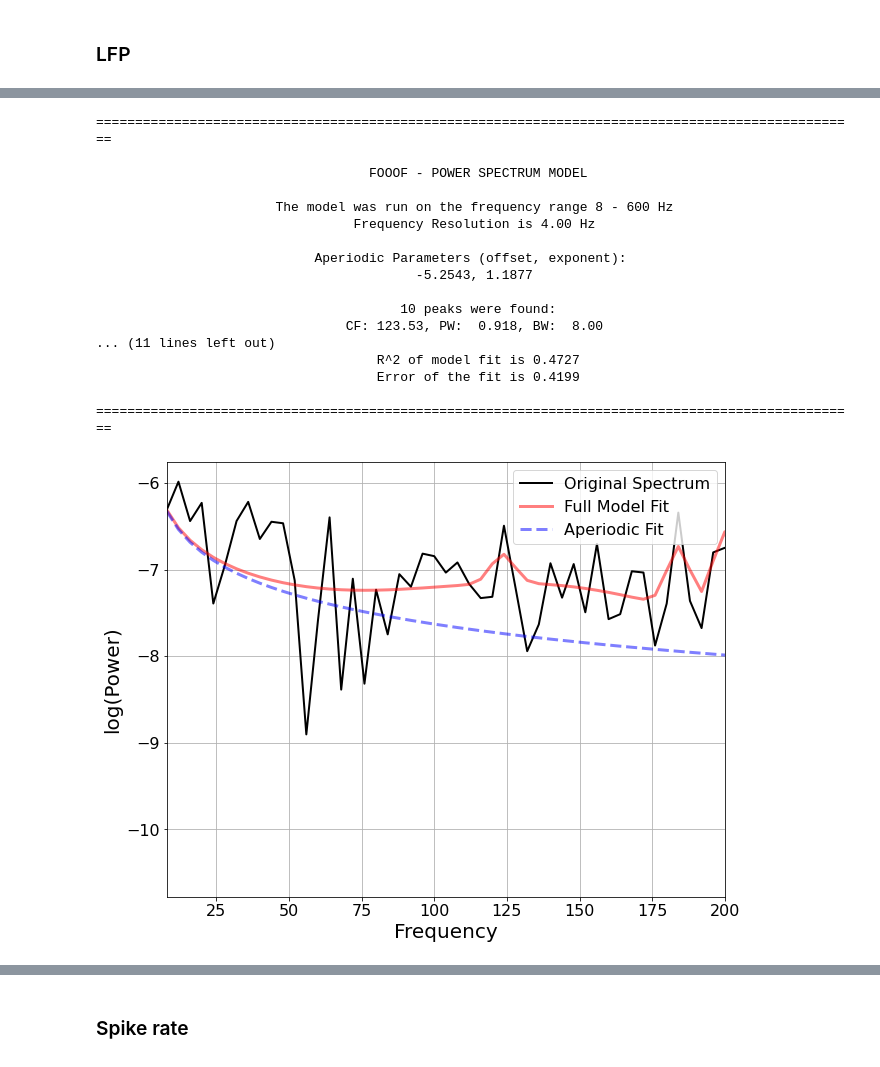
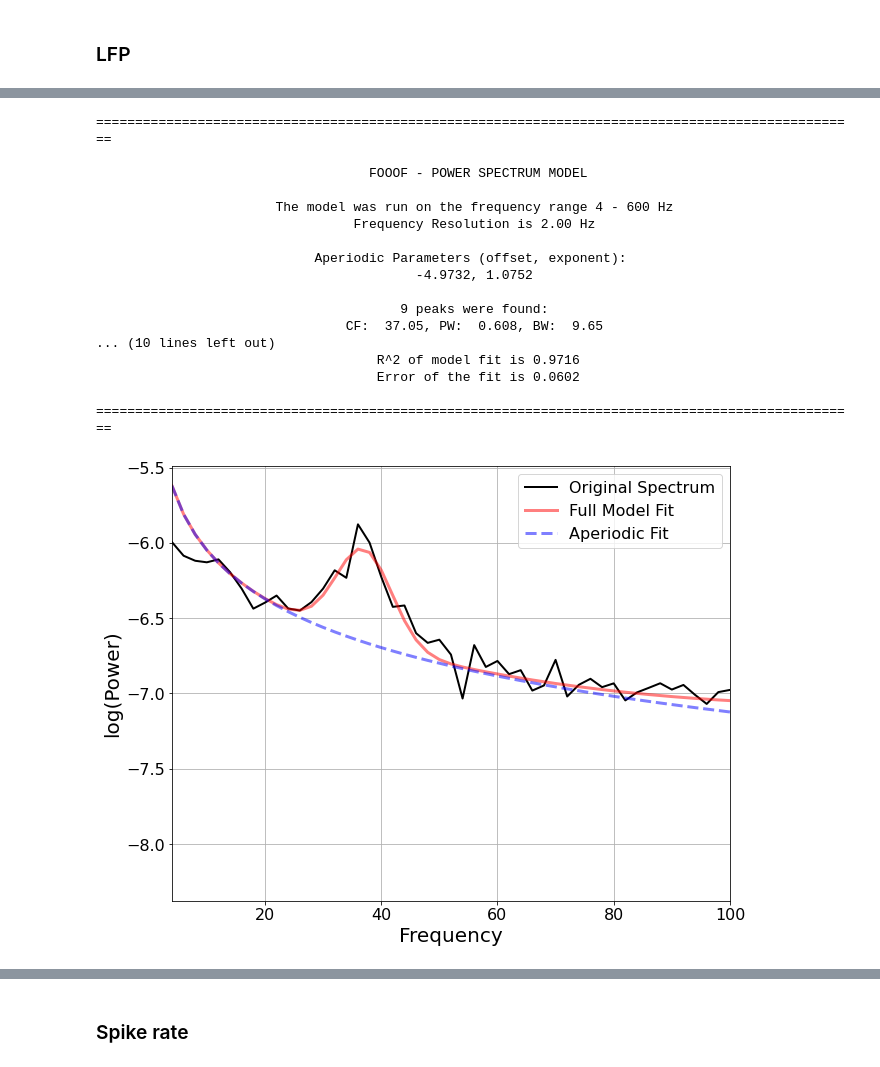
Before and after one commit to chenziao/M1ten_thousand, a Jupyter notebook: Analysis/Analyze_PSD.ipynb, the cells around one changed output, grey strips where cells are left out. Drawn from its saved outputs; the diff is of its cells as text; code cells hidden in the pictures.

```diff
--- a/Analysis/Analyze_PSD.ipynb
+++ b/Analysis/Analyze_PSD.ipynb
@@ -1,14 +1,13 @@
 # %%
 import numpy as np
-import scipy.signal as ss
 import matplotlib.pyplot as plt
 import h5py
 import os
 
 from analysis import plot # imoporting analysis module enables import from model folder
-from build_input import t_start, on_time, off_time
+from build_input import get_stim_cycle, t_start, on_time, off_time
 
-TRIAL_NAME = "long_noconn_49"
+TRIAL_NAME = "baseline_27x"
 RESULT_PATH = "simulation_results"
 TRIAL_PATH = os.path.join(RESULT_PATH, TRIAL_NAME)
 
@@ -31,11 +30,14 @@ if isbaseline:
 else:
 #     # if any correction needed
 #     t_start = 1.0  # sec. Time to start burst input
-#     on_time = 0.5  # sec. Burst input duration
-#     off_time = 0.5  # sec. Silence duration
-    pass
+#     on_time = 0.25  # sec. Burst input duration
+#     off_time = 1.25  # sec. Silence duration
+    t_stop = t.size / fs
+    t_cycle, n_cycle = get_stim_cycle(on_time, off_time, t_start, t_stop)
+    window = t_start + np.array([[0, on_time]])
+    windows = (window + t_cycle * np.arange(n_cycle).reshape(n_cycle, 1))
 
-tseg = 0.25
+tseg = 0.5
 f, pxx, stim_cycle = plot.get_psd_on_stimulus(
     lfp, fs, on_time, off_time, t_start, t=t, tseg=tseg)
 # %%
@@ -47,39 +49,39 @@ plt.show()
 # %%
-plt_range = 200.
+plt_range = 100.
 plt_log=False
 
 results, fm = plot.fit_fooof(
     f, pxx, aperiodic_mode='fixed', dB_threshold=3., max_n_peaks=10,
     freq_range=600., peak_width_limits=100., report=True,
     plot=True, plt_log=plt_log, plt_range=plt_range)
 
 save_fooof = False
 if save_fooof:
     SAVE_PATH = os.path.join(TRIAL_PATH, 'FOOOF_results')
     fm.save(SAVE_PATH, save_results=True, save_settings=True, save_data=True)
 
     # Save out a report of the current model fit & results
     REPORT_PATH = os.path.join(TRIAL_PATH, 'FOOOF_report')
     fm.save_report(REPORT_PATH, plt_log=plt_log)
 # %% [output]
 ==================================================================================================
 
                                    FOOOF - POWER SPECTRUM MODEL
 
-                       The model was run on the frequency range 8 - 600 Hz
-                                 Frequency Resolution is 4.00 Hz
+                       The model was run on the frequency range 4 - 600 Hz
+                                 Frequency Resolution is 2.00 Hz
 
                             Aperiodic Parameters (offset, exponent):
-                                         -5.2543, 1.1877
+                                         -4.9732, 1.0752
 
-                                       10 peaks were found:
-                                CF: 123.53, PW:  0.918, BW:  8.00
-... (11 lines left out)
-                                    R^2 of model fit is 0.4727
-                                    Error of the fit is 0.4199
+                                       9 peaks were found:
+                                CF:  37.05, PW:  0.608, BW:  9.65
+... (10 lines left out)
+                                    R^2 of model fit is 0.9716
+                                    Error of the fit is 0.0602
 
 ==================================================================================================
-[figure, old version]
+[figure, new version]
 # %%
 _, ax = plt.subplots(1, 1, figsize=(8, 5))
 res_psd, res_fit = plot.psd_residual(
```
Also changed, not shown: parts of 8 cells of this notebook, 19 other files.
